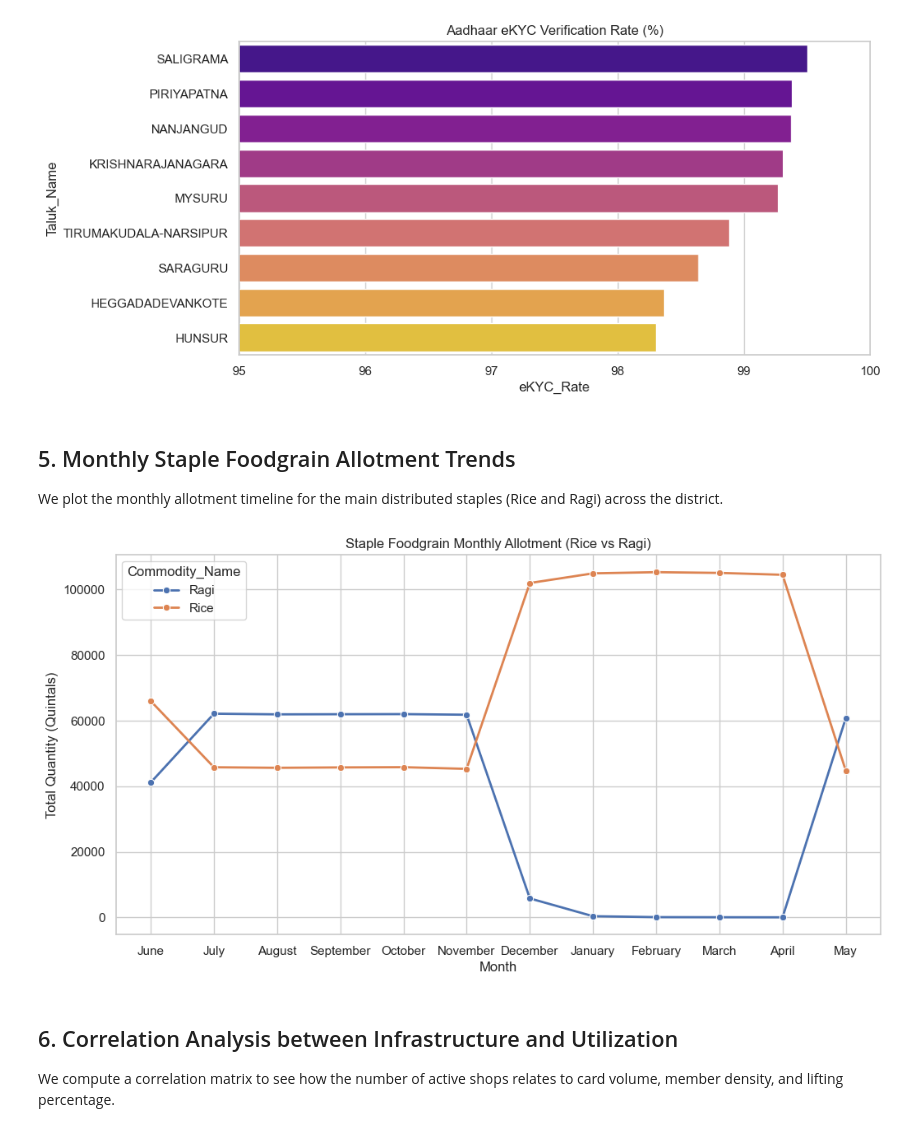
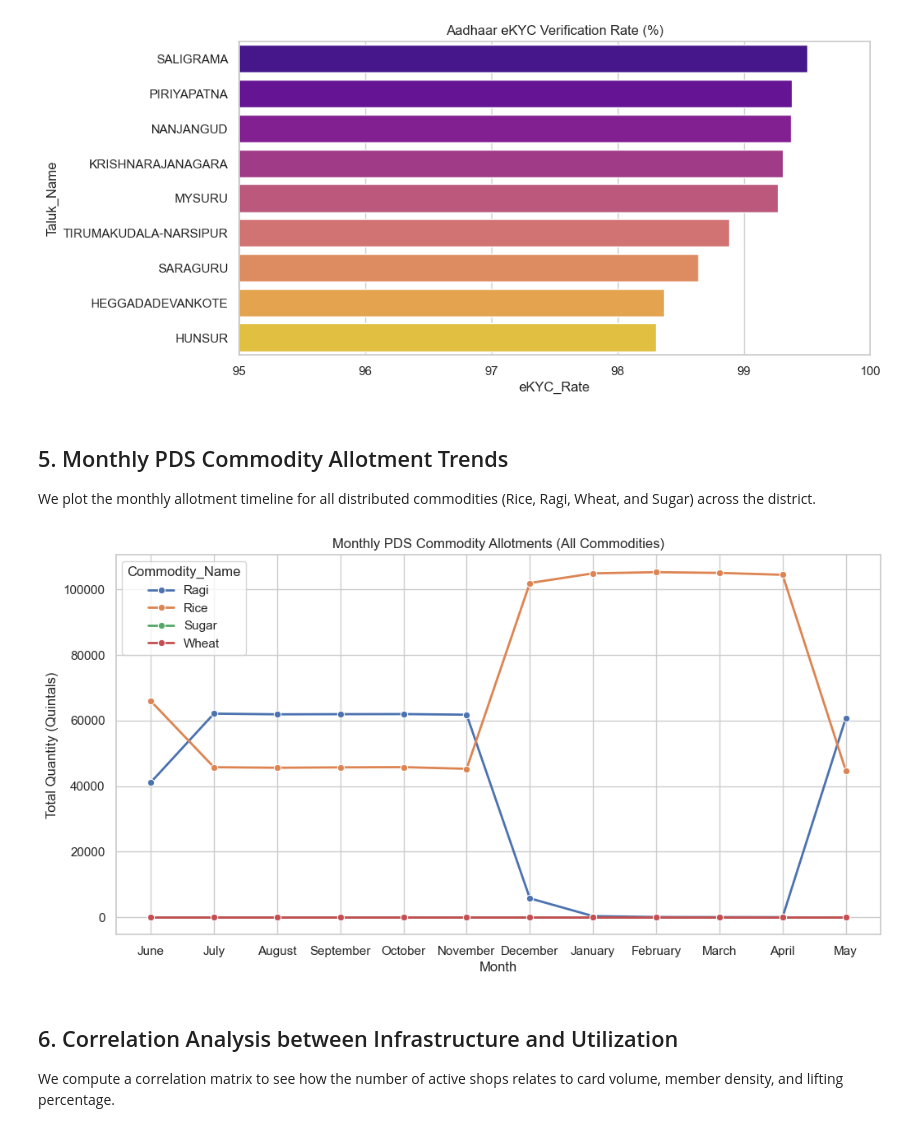
Before and after one commit to jeevanms003/Mysuru-PDS-Data-Mining, a Jupyter notebook: mysuru_ration_analysis.ipynb, the cells around one changed output. Drawn from its saved outputs; the diff is of its cells as text; code cells hidden in the pictures.

Commit message:
fix(fact-5): plot all commodities instead of just Rice and Ragi in Fact 5 and rerun notebook

```diff
--- a/mysuru_ration_analysis.ipynb
+++ b/mysuru_ration_analysis.ipynb
@@ -157,20 +157,20 @@ Passing `palette` without assigning `hue` is deprecated and will be removed in v
   sns.barplot(data=ekyc_summary, x="eKYC_Rate", y="Taluk_Name", palette="plasma")
 [figure]
 # %% [markdown]
-## 5. Monthly Staple Foodgrain Allotment Trends
-We plot the monthly allotment timeline for the main distributed staples (Rice and Ragi) across the district.
+## 5. Monthly PDS Commodity Allotment Trends
+We plot the monthly allotment timeline for all distributed commodities (Rice, Ragi, Wheat, and Sugar) across the district.
 # %%
 month_order = ["June", "July", "August", "September", "October", "November", "December", "January", "February", "March", "April", "May"]
 df['Month'] = pd.Categorical(df['Month'], categories=month_order, ordered=True)
-monthly_allot = df.groupby(["Month", "Commodity_Name"])["Quantity_Allotted_NFSA_Qtls"].sum().reset_index()
+monthly_allot = df.groupby(["Month", "Commodity_Name"], observed=False)["Quantity_Allotted_NFSA_Qtls"].sum().reset_index()
 
 plt.figure(figsize=(12, 6))
-sns.lineplot(data=monthly_allot[monthly_allot["Commodity_Name"].isin(["Rice", "Ragi"])], x="Month", y="Quantity_Allotted_NFSA_Qtls", hue="Commodity_Name", marker="o", linewidth=2)
-plt.title("Staple Foodgrain Monthly Allotment (Rice vs Ragi)")
+sns.lineplot(data=monthly_allot, x="Month", y="Quantity_Allotted_NFSA_Qtls", hue="Commodity_Name", marker="o", linewidth=2)
+plt.title("Monthly PDS Commodity Allotments (All Commodities)")
 plt.ylabel("Total Quantity (Quintals)")
 plt.show()
 # %% [output]
-[figure, old version]
+[figure, new version]
 # %% [markdown]
 ## 6. Correlation Analysis between Infrastructure and Utilization
 We compute a correlation matrix to see how the number of active shops relates to card volume, member density, and lifting percentage.
```
